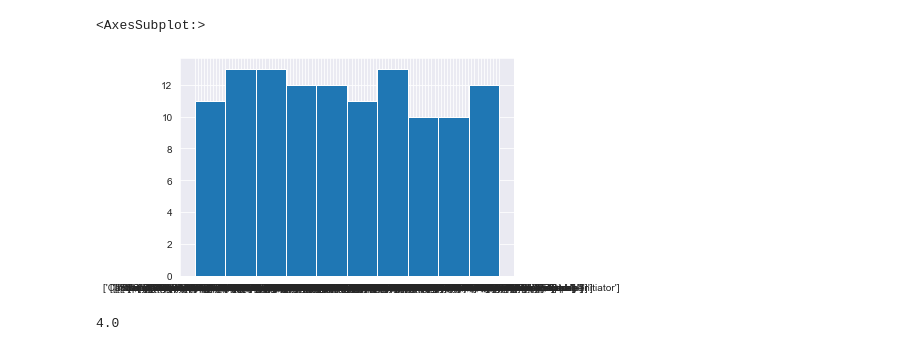
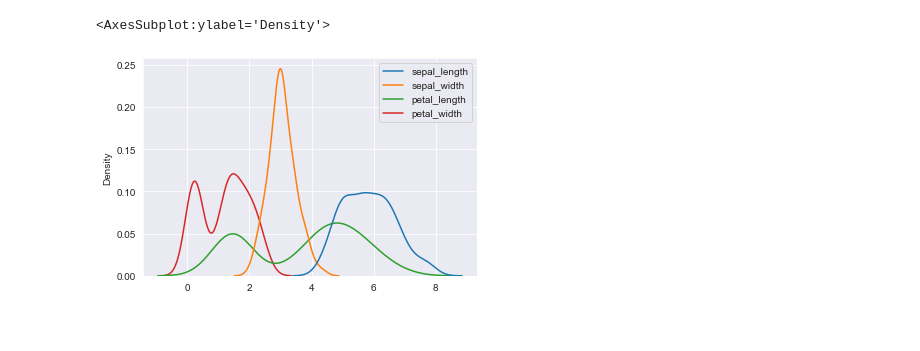
Before and after one commit to DmytryM/Django_NuxtJS, a Jupyter notebook: Django_NuxtJS/data analytics/seaborn.ipynb, the cells around one changed output. Drawn from its saved outputs; the diff is of its cells as text; code cells hidden in the pictures.

```diff
--- a/Django_NuxtJS/data analytics/seaborn.ipynb
+++ b/Django_NuxtJS/data analytics/seaborn.ipynb
@@ -48,10 +23,11 @@ g.xaxis.set_tick_params(rotation=90)
 # %%
-dota = pd.read_csv('dota_hero_stats.csv')
-dota.roles.hist()
+# dota = pd.read_csv('dota_hero_stats.csv')
+# dota.roles.hist()
-# %% [output]
-<AxesSubplot:>
-[figure, removed]
 # %%
-dota.roles.str.split(',').str.len().mean()
+# dota.roles.str.split(',').str.len().mean()
-# %% [output]
-4.0
+# %%
+iris = sns.load_dataset("iris")
+sns.kdeplot(data=iris)
+# %% [output]
+<AxesSubplot:ylabel='Density'>
+[figure, added]
```
Also changed, not shown: parts of 7 cells of this notebook, 9 other files.
